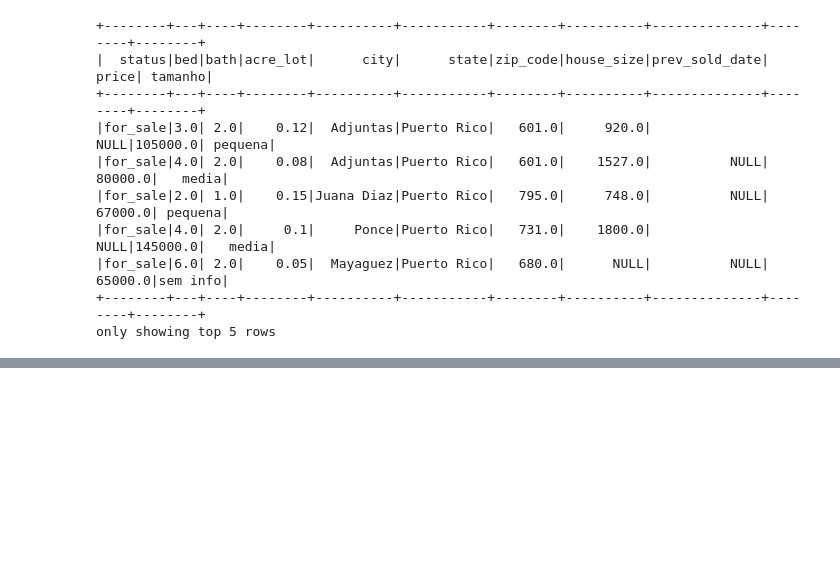
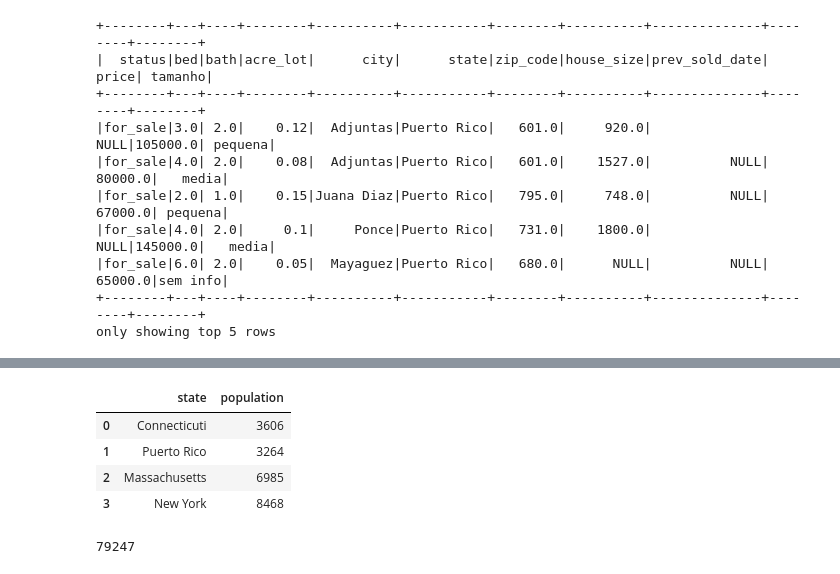
Before and after one commit to zirtaebea/coderhouse-python, a Jupyter notebook: 00_programas/00_01_atividade_em_sala/as_25_pyspark.ipynb, the cells around one changed output, grey strips where cells are left out. Saved outputs shown, nothing was run; the diff lists cells and outputs as text; code cells hidden in the pictures; blank space fills up the shorter version.

```diff
--- a/00_programas/00_01_atividade_em_sala/as_25_pyspark.ipynb
+++ b/00_programas/00_01_atividade_em_sala/as_25_pyspark.ipynb
@@ -87,0 +155,20 @@ only showing top 5 rows
+# %%
+df = pd.DataFrame({'state': ['Connecticuti',
+                            'Puerto Rico',
+                            'Massachusetts',
+                            'New York'],
+                'population': [3606, 3264, 6985, 8468]})
+df
+# %% [output]
+|  | state | population |
+| 0 | Connecticuti | 3606 |
+| 1 | Puerto Rico | 3264 |
+| 2 | Massachusetts | 6985 |
+| 3 | New York | 8468 |
+# %%
+
+df_spark = spark.createDataFrame(df)
+df_join = spark_realtor.join(df_spark, 'state', 'inner')
+df_join.count()
+# %% [output]
+79247
```
Also changed, not shown: parts of 9 cells of this notebook, 26 other files.
